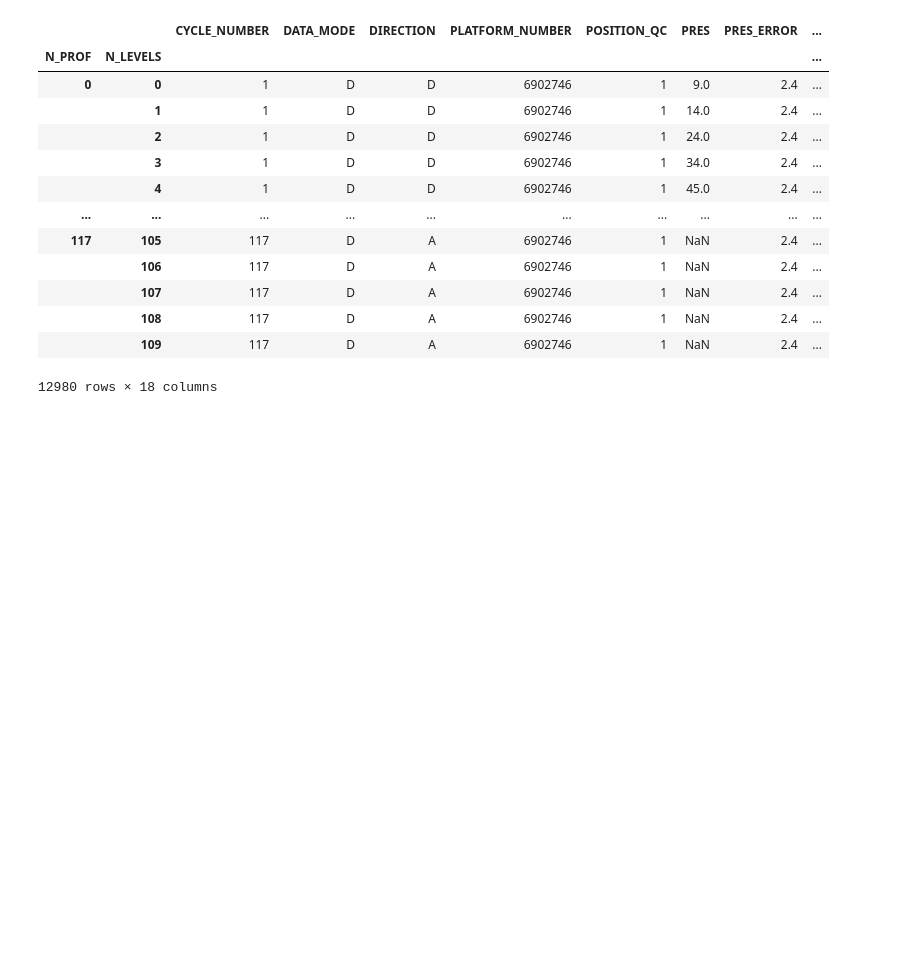
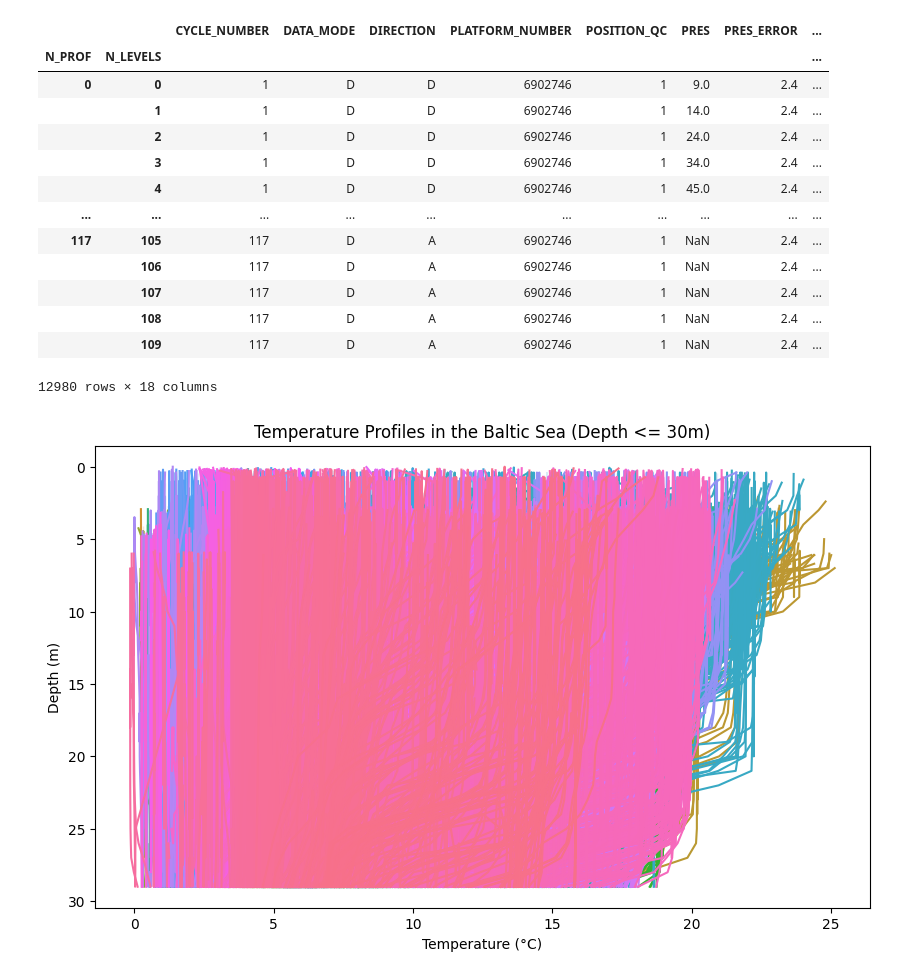
Before and after one commit to tervoju/argofloat, a Jupyter notebook: baltic_argo_jupy.ipynb, the cells around one changed output. Cells and saved outputs as stored; diff of their text form; code cells hidden in the pictures; blank space fills up the shorter version.

Commit message:
Changes to be committed: 	modified:   baltic_argo_jupy.ipynb 	new file:   data/BAL-MYP-NEMO_PHY-DailyMeans-20230716.nc

```diff
--- a/baltic_argo_jupy.ipynb
+++ b/baltic_argo_jupy.ipynb
@@ -213,3 +220,34 @@ ds.to_dataframe()
 |  | 108 | 117 | D | A | 6902746 | 1 | NaN | 2.4 | ... |
 |  | 109 | 117 | D | A | 6902746 | 1 | NaN | 2.4 | ... |
 12980 rows × 18 columns
+# %%
+import np as np
+from argopy import DataFetcher as ArgoDataFetcher
+
+
+# Fetch data for the Baltic Sea region with a depth limit of 30 meters
+ds = ArgoDataFetcher().region([14.3, 29.5, 54, 65.8, 0, 30]).to_xarray()
+
+# Transform the data into profiles
+ds = ds.argo.point2profile()
+
+# Interpolate the data to standard levels (e.g., every 1 meter up to 30 meters)
+ds = ds.argo.interp_std_levels(np.arange(0, 30, 1))
+
+# Convert the data to a Pandas DataFrame
+df = ds.to_dataframe()
+
+# Visualize the data
+import matplotlib.pyplot as plt
+import seaborn as sns
+
+# Example: Plot temperature profiles
+plt.figure(figsize=(10, 6))
+sns.lineplot(data=df, x='TEMP', y='PRES', hue='TIME', legend=None)
+plt.gca().invert_yaxis()  # Invert y-axis for depth
+plt.title('Temperature Profiles in the Baltic Sea (Depth <= 30m)')
+plt.xlabel('Temperature (°C)')
+plt.ylabel('Depth (m)')
+plt.show()
+# %% [output]
+[figure, added]
```
Also changed, not shown: parts of 6 cells of this notebook, 1 other file.
